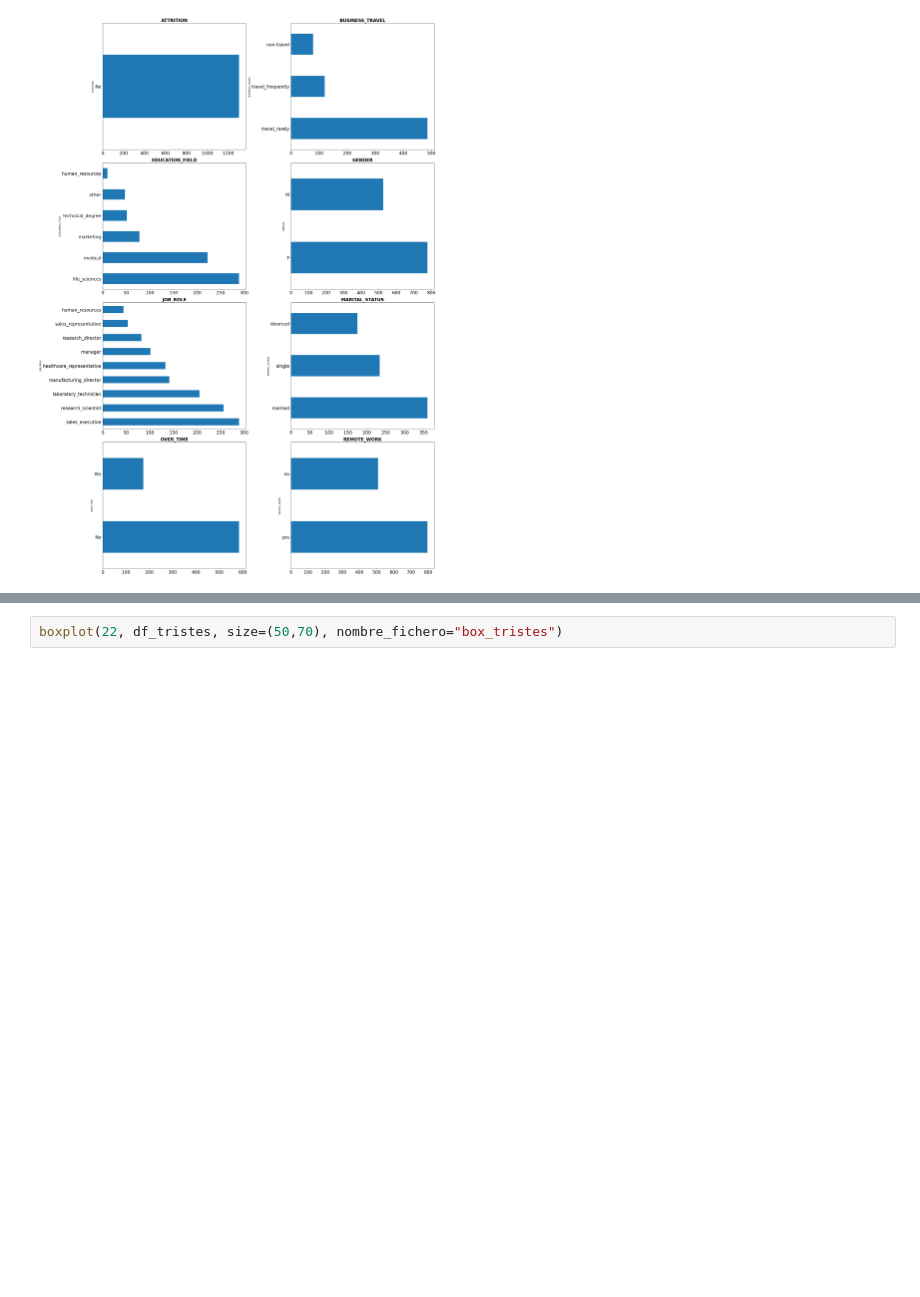
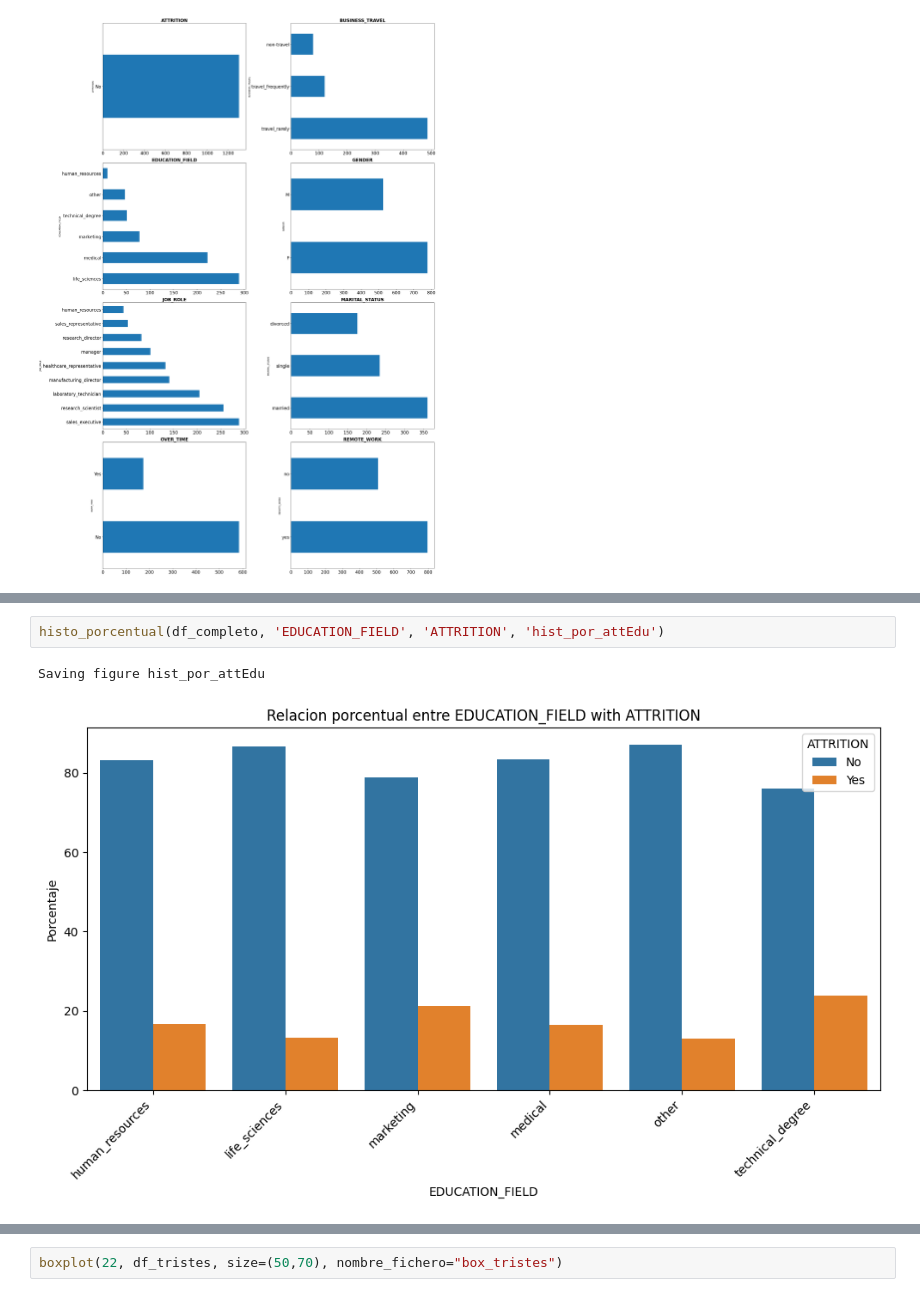
Before and after one commit to Origamologo/Empleados, a Jupyter notebook: 02_visualización.ipynb, the cells around one changed output, grey strips where cells are left out. Drawn from its saved outputs; the diff is of its cells as text; blank space fills up the shorter version.

```diff
--- a/02_visualización.ipynb
+++ b/02_visualización.ipynb
@@ -118,0 +139,5 @@ Saving figure cat_felices
+# %%
+histo_porcentual(df_completo, 'EDUCATION_FIELD', 'ATTRITION', 'hist_por_attEdu')
+# %% [output]
+Saving figure hist_por_attEdu
+[figure, added]
```
Also changed, not shown: parts of 16 cells of this notebook, 7 other files.
